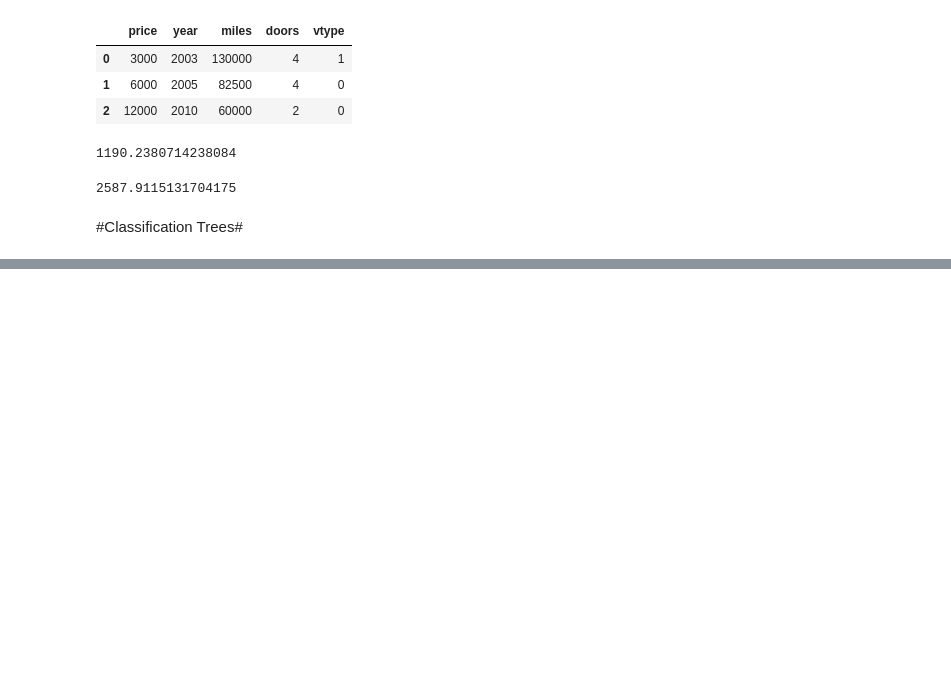
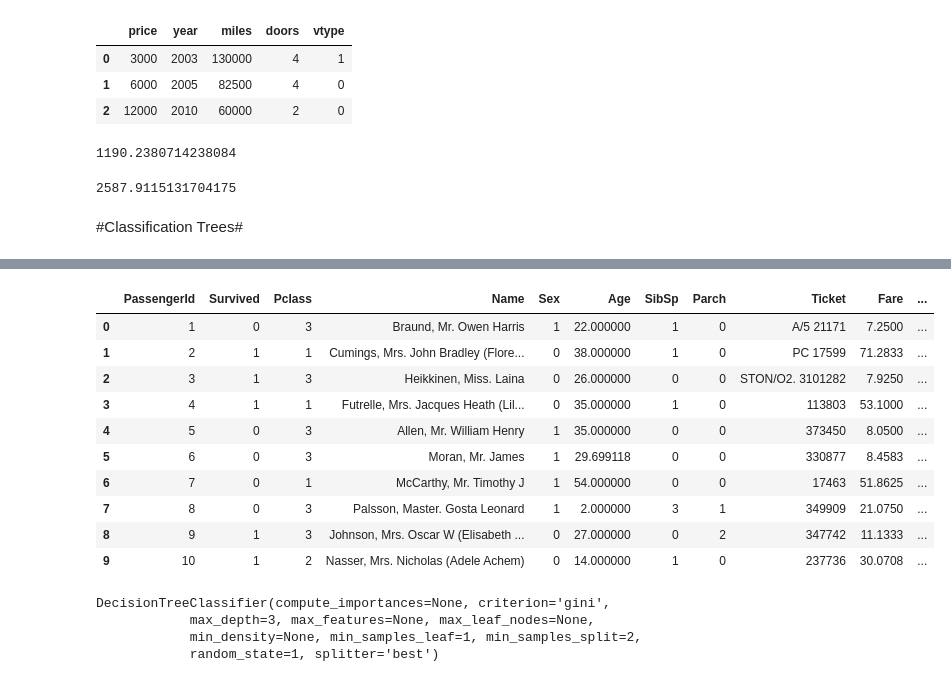
Before and after one commit to ckf2102/DAT7-Coursework, a Jupyter notebook: ClassNotes/17_Decision_Trees.ipynb, the cells around one changed output, grey strips where cells are left out. Saved outputs shown, nothing was run; the diff lists cells and outputs as text; code cells hidden in the pictures; blank space fills up the shorter version.

```diff
--- a/ClassNotes/17_Decision_Trees.ipynb
+++ b/ClassNotes/17_Decision_Trees.ipynb
@@ -197,0 +215,27 @@ np.sqrt(metrics.mean_squared_error(y_test, y_pred1))
+# %%
+# encode female as 0 and male as 1
+titanic['Sex'] = titanic.Sex.map({'female':0, 'male':1})
+
+# fill in the missing values for age with the mean age
+titanic.Age.fillna(titanic.Age.mean(), inplace=True)
+
+# create three dummy variables, drop the first dummy variable, and store the two remaining columns as a DataFrame
+embarked_dummies = pd.get_dummies(titanic.Embarked, prefix='Embarked').iloc[:, 1:]
+
+# concatenate the two dummy variable columns onto the original DataFrame
+titanic = pd.concat([titanic, embarked_dummies], axis=1)
+
+# print the updated DataFrame
+titanic.head(10)
+# %% [output]
+|  | PassengerId | Survived | Pclass | Name | Sex | Age | SibSp | Parch | Ticket | Fare | ... |
+| 0 | 1 | 0 | 3 | Braund, Mr. Owen Harris | 1 | 22.000000 | 1 | 0 | A/5 21171 | 7.2500 | ... |
+| 1 | 2 | 1 | 1 | Cumings, Mrs. John Bradley (Flore... | 0 | 38.000000 | 1 | 0 | PC 17599 | 71.2833 | ... |
+| 2 | 3 | 1 | 3 | Heikkinen, Miss. Laina | 0 | 26.000000 | 0 | 0 | STON/O2. 3101282 | 7.9250 | ... |
+| 3 | 4 | 1 | 1 | Futrelle, Mrs. Jacques Heath (Lil... | 0 | 35.000000 | 1 | 0 | 113803 | 53.1000 | ... |
+| 4 | 5 | 0 | 3 | Allen, Mr. William Henry | 1 | 35.000000 | 0 | 0 | 373450 | 8.0500 | ... |
+| 5 | 6 | 0 | 3 | Moran, Mr. James | 1 | 29.699118 | 0 | 0 | 330877 | 8.4583 | ... |
+| 6 | 7 | 0 | 1 | McCarthy, Mr. Timothy J | 1 | 54.000000 | 0 | 0 | 17463 | 51.8625 | ... |
+| 7 | 8 | 0 | 3 | Palsson, Master. Gosta Leonard | 1 | 2.000000 | 3 | 1 | 349909 | 21.0750 | ... |
+| 8 | 9 | 1 | 3 | Johnson, Mrs. Oscar W (Elisabeth ... | 0 | 27.000000 | 0 | 2 | 347742 | 11.1333 | ... |
+| 9 | 10 | 1 | 2 | Nasser, Mrs. Nicholas (Adele Achem) | 0 | 14.000000 | 1 | 0 | 237736 | 30.0708 | ... |
@@ -197,0 +247,10 @@ np.sqrt(metrics.mean_squared_error(y_test, y_pred1))
+# %%
+# fit a classification tree with max_depth=3 on all data
+from sklearn.tree import DecisionTreeClassifier
+treeclf = DecisionTreeClassifier(max_depth=3, random_state=1)
+treeclf.fit(X, y)
+# %% [output]
+DecisionTreeClassifier(compute_importances=None, criterion='gini',
+            max_depth=3, max_features=None, max_leaf_nodes=None,
+            min_density=None, min_samples_leaf=1, min_samples_split=2,
+            random_state=1, splitter='best')
```
Also changed, not shown: parts of 3 cells of this notebook, 8 other files.
